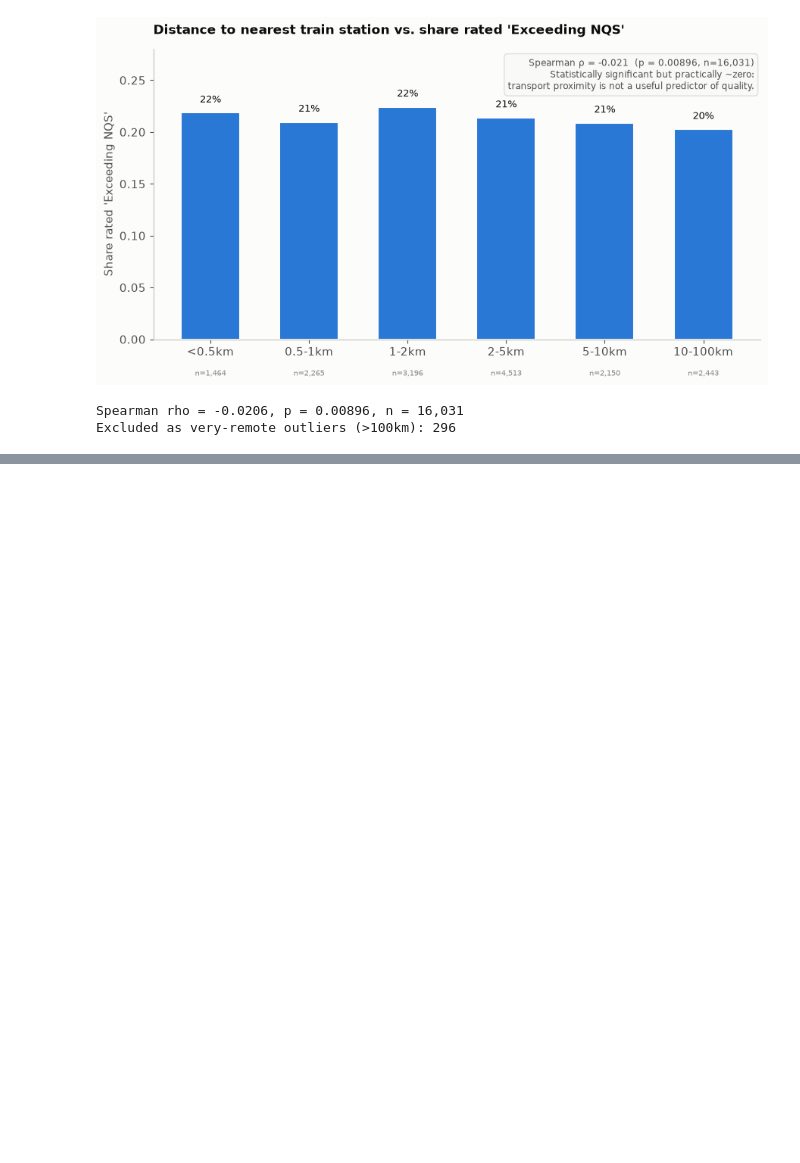
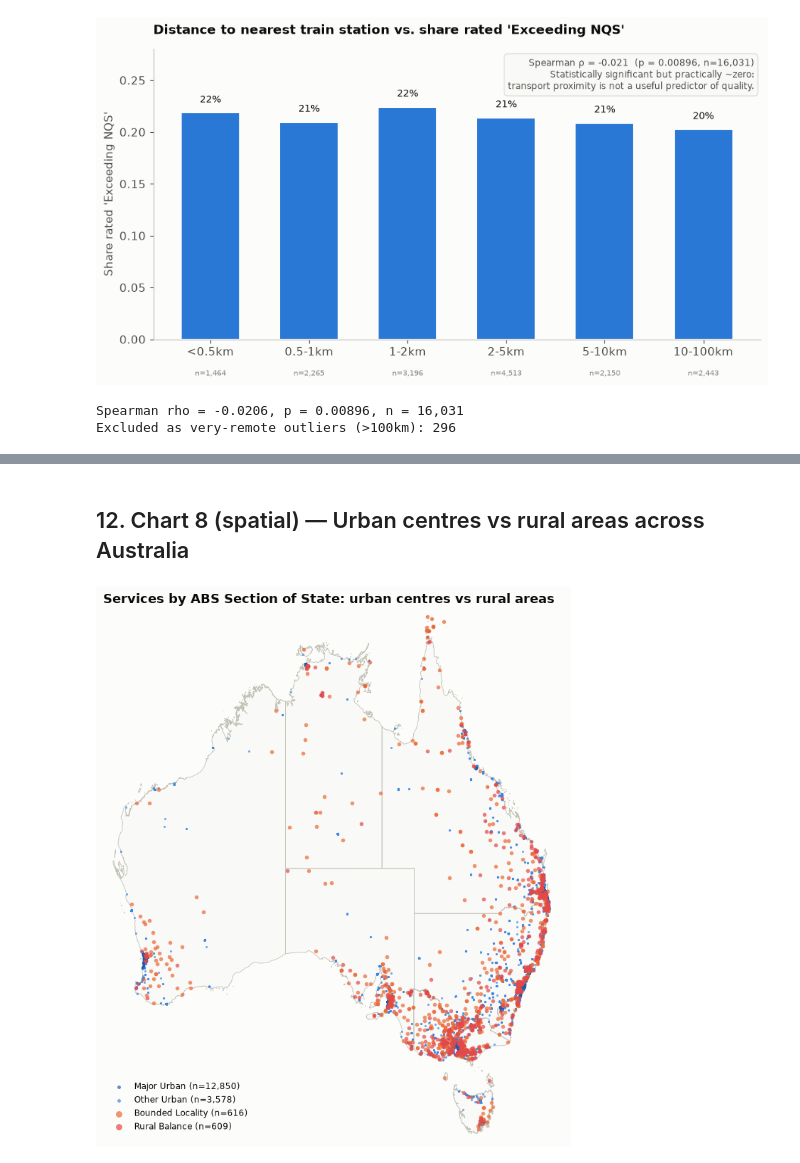
Before and after one commit to martvanhoorn2003-svg/Mart, a Jupyter notebook: ACECQA_Service_Quality_Analysis.ipynb, the cells around one changed output, grey strips where cells are left out. Drawn from its saved outputs; the diff is of its cells as text; code cells hidden in the pictures; blank space fills up the shorter version.

```diff
--- a/ACECQA_Service_Quality_Analysis.ipynb
+++ b/ACECQA_Service_Quality_Analysis.ipynb
@@ -500,0 +633,29 @@ Excluded as very-remote outliers (>100km): 296
+# %% [markdown]
+
+## 12. Chart 8 (spatial) — Urban centres vs rural areas across Australia
+# %%
+
+d8 = df[df["lon"].notna() & df["lat"].notna() & ~df["geocode_suspect"] & df["SOS_Category"].notna()]
+states = gpd.read_file(AU_STATES_GEOJSON)
+
+fig, ax = plt.subplots(figsize=(9, 8))
+states.boundary.plot(ax=ax, color=BASELINE, linewidth=0.6)
+states.plot(ax=ax, color="#f9f9f7", edgecolor="none", zorder=0)
+for cat in SOS_ORDER:
+    sub = d8[d8["SOS_Category"] == cat]
+    if len(sub) == 0:
+        continue
+    s = 5 if cat in ("Major Urban", "Other Urban") else 16
+    ax.scatter(sub["lon"], sub["lat"], s=s, alpha=0.7, linewidths=0, color=SOS_COLORS[cat],
+               label=f"{cat} (n={len(sub):,})", zorder=3 if s > 5 else 2)
+ax.set_xlim(112, 155); ax.set_ylim(-44, -9); ax.set_aspect(1.4)
+ax.set_xticks([]); ax.set_yticks([])
+for spine in ax.spines.values():
+    spine.set_visible(False)
+ax.set_title("Services by ABS Section of State: urban centres vs rural areas", fontsize=13, fontweight="bold", color=INK_PRIMARY, loc="left", pad=10)
+ax.legend(loc="lower left", frameon=False, fontsize=8.5, markerscale=1.6)
+fig.tight_layout()
+fig.savefig(FIG_DIR / "08_spatial_urban_rural.png", dpi=200)
+plt.show()
+# %% [output]
+[figure, added]
```
Also changed, not shown: parts of 12 cells of this notebook, 13 other files.
